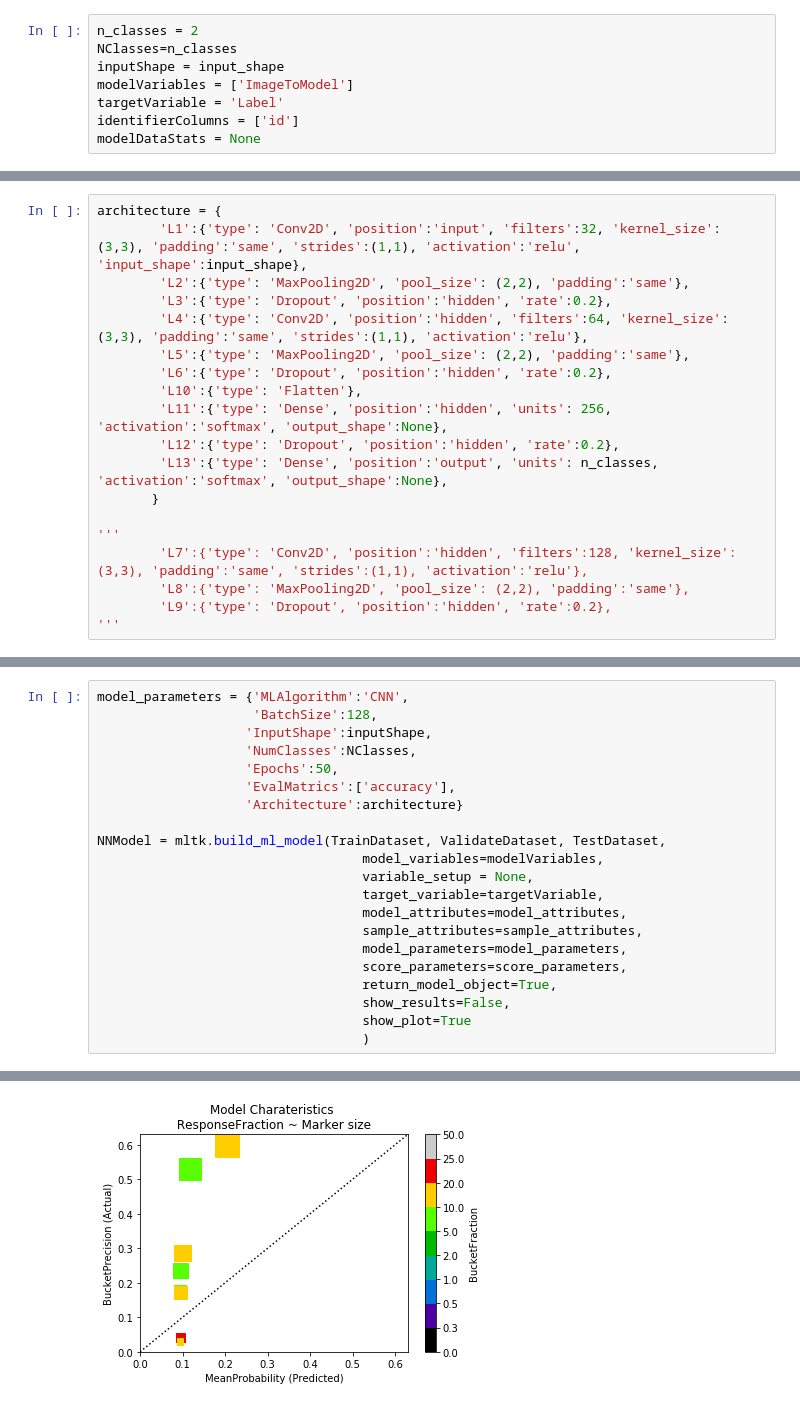
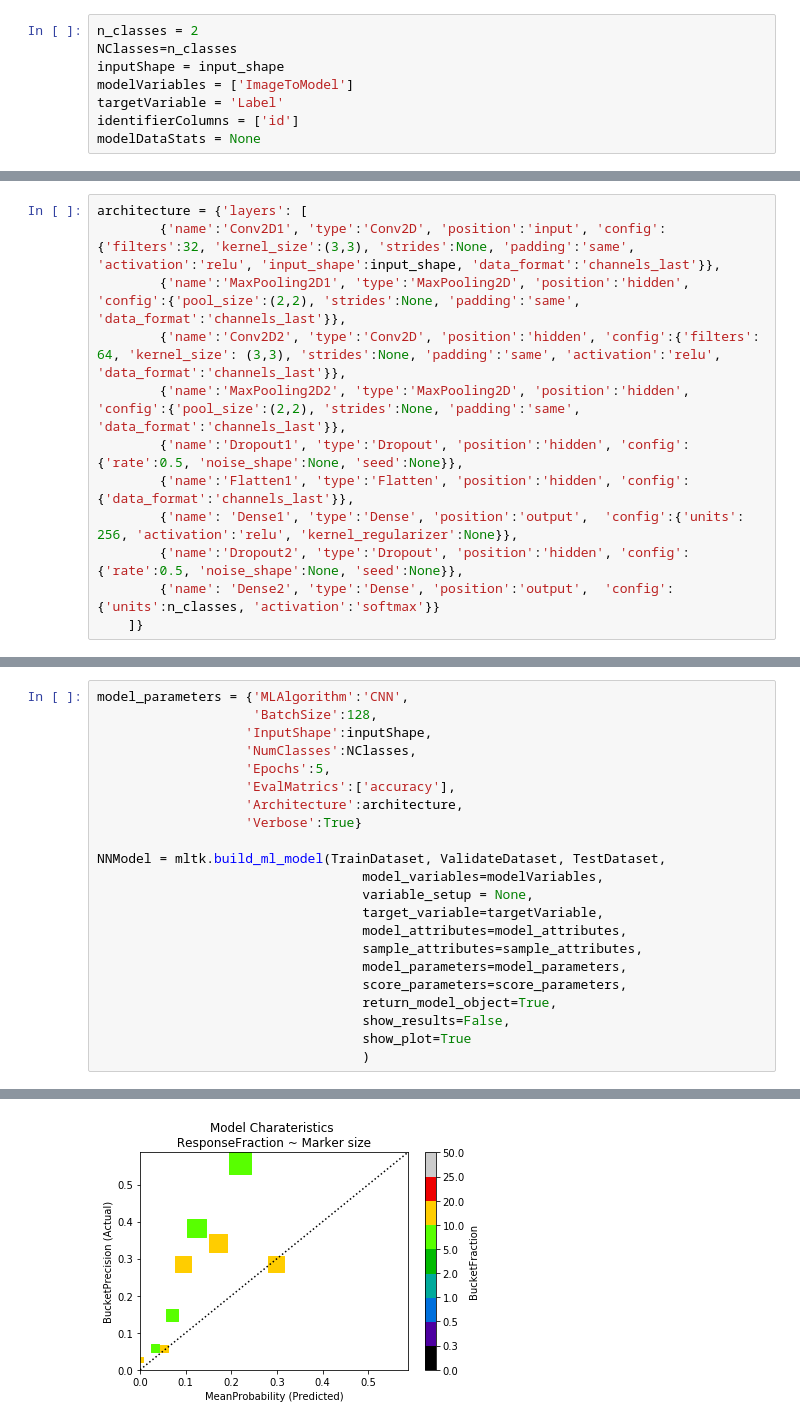
Before and after one commit to mltoolkit/MLToolKit, a Jupyter notebook: MLToolKit - Image Data.ipynb, the cells around one changed output, grey strips where cells are left out. Drawn from its saved outputs; the diff is of its cells as text.

```diff
--- a/MLToolKit - Image Data.ipynb
+++ b/MLToolKit - Image Data.ipynb
@@ -146,19 +152,12 @@ model_attributes = {
 # %%
-architecture = {
-        'L1':{'type': 'Conv2D', 'position':'input', 'filters':32, 'kernel_size':(3,3), 'padding':'same', 'strides':(1,1), 'activation':'relu', 'input_shape':input_shape},
-        'L2':{'type': 'MaxPooling2D', 'pool_size': (2,2), 'padding':'same'},
-        'L3':{'type': 'Dropout', 'position':'hidden', 'rate':0.2},
-        'L4':{'type': 'Conv2D', 'position':'hidden', 'filters':64, 'kernel_size':(3,3), 'padding':'same', 'strides':(1,1), 'activation':'relu'},
-        'L5':{'type': 'MaxPooling2D', 'pool_size': (2,2), 'padding':'same'},
-        'L6':{'type': 'Dropout', 'position':'hidden', 'rate':0.2},
-        'L10':{'type': 'Flatten'},
-        'L11':{'type': 'Dense', 'position':'hidden', 'units': 256, 'activation':'softmax', 'output_shape':None},
-        'L12':{'type': 'Dropout', 'position':'hidden', 'rate':0.2},
-        'L13':{'type': 'Dense', 'position':'output', 'units': n_classes, 'activation':'softmax', 'output_shape':None},
-       }
-
-'''
-        'L7':{'type': 'Conv2D', 'position':'hidden', 'filters':128, 'kernel_size':(3,3), 'padding':'same', 'strides':(1,1), 'activation':'relu'},
-        'L8':{'type': 'MaxPooling2D', 'pool_size': (2,2), 'padding':'same'},
-        'L9':{'type': 'Dropout', 'position':'hidden', 'rate':0.2},
-'''
+architecture = {'layers': [
+        {'name':'Conv2D1', 'type':'Conv2D', 'position':'input', 'config':{'filters':32, 'kernel_size':(3,3), 'strides':None, 'padding':'same', 'activation':'relu', 'input_shape':input_shape, 'data_format':'channels_last'}},
+        {'name':'MaxPooling2D1', 'type':'MaxPooling2D', 'position':'hidden', 'config':{'pool_size':(2,2), 'strides':None, 'padding':'same', 'data_format':'channels_last'}},
+        {'name':'Conv2D2', 'type':'Conv2D', 'position':'hidden', 'config':{'filters': 64, 'kernel_size': (3,3), 'strides':None, 'padding':'same', 'activation':'relu', 'data_format':'channels_last'}},
+        {'name':'MaxPooling2D2', 'type':'MaxPooling2D', 'position':'hidden', 'config':{'pool_size':(2,2), 'strides':None, 'padding':'same', 'data_format':'channels_last'}},
+        {'name':'Dropout1', 'type':'Dropout', 'position':'hidden', 'config':{'rate':0.5, 'noise_shape':None, 'seed':None}},
+        {'name':'Flatten1', 'type':'Flatten', 'position':'hidden', 'config':{'data_format':'channels_last'}},
+        {'name': 'Dense1', 'type':'Dense', 'position':'output',  'config':{'units': 256, 'activation':'relu', 'kernel_regularizer':None}},
+        {'name':'Dropout2', 'type':'Dropout', 'position':'hidden', 'config':{'rate':0.5, 'noise_shape':None, 'seed':None}},
+        {'name': 'Dense2', 'type':'Dense', 'position':'output',  'config':{'units':n_classes, 'activation':'softmax'}}
+    ]}
@@ -169,9 +166,10 @@ model_parameters = {'MLAlgorithm':'CNN',
                     'BatchSize':128,
                    'InputShape':inputShape,
                    'NumClasses':NClasses,
-                   'Epochs':50,
+                   'Epochs':5,
                    'EvalMatrics':['accuracy'],
-                   'Architecture':architecture}
+                   'Architecture':architecture,
+                   'Verbose':True}
 
 NNModel = mltk.build_ml_model(TrainDataset, ValidateDataset, TestDataset,
                                   model_variables=modelVariables,
@@ -206,4 +213,4 @@ Test accuracy: 0.78612715
-[figure, old version]
+[figure, new version]
 # %%
 NNModel.get_robustness_table()
 # %% [output]
```
Also changed, not shown: parts of 11 cells of this notebook, 4 other files.
